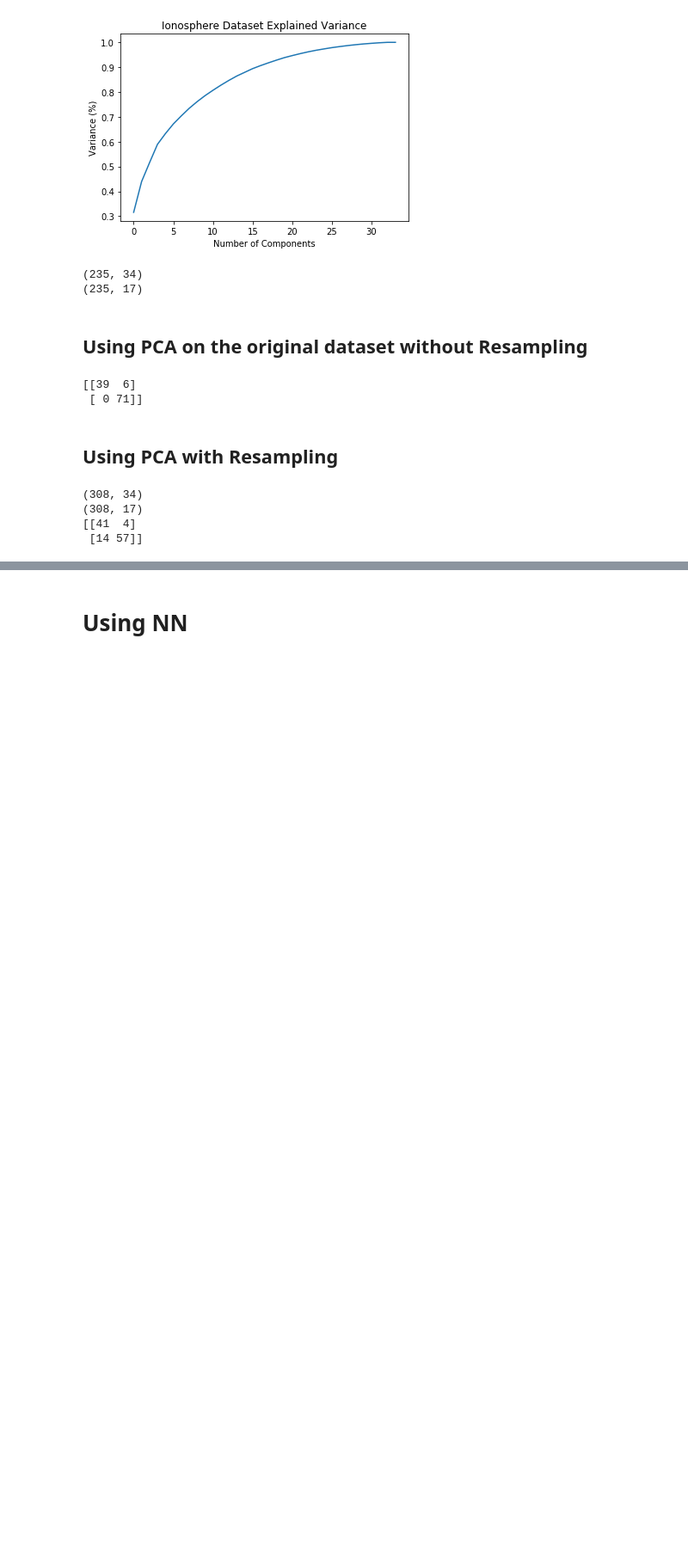
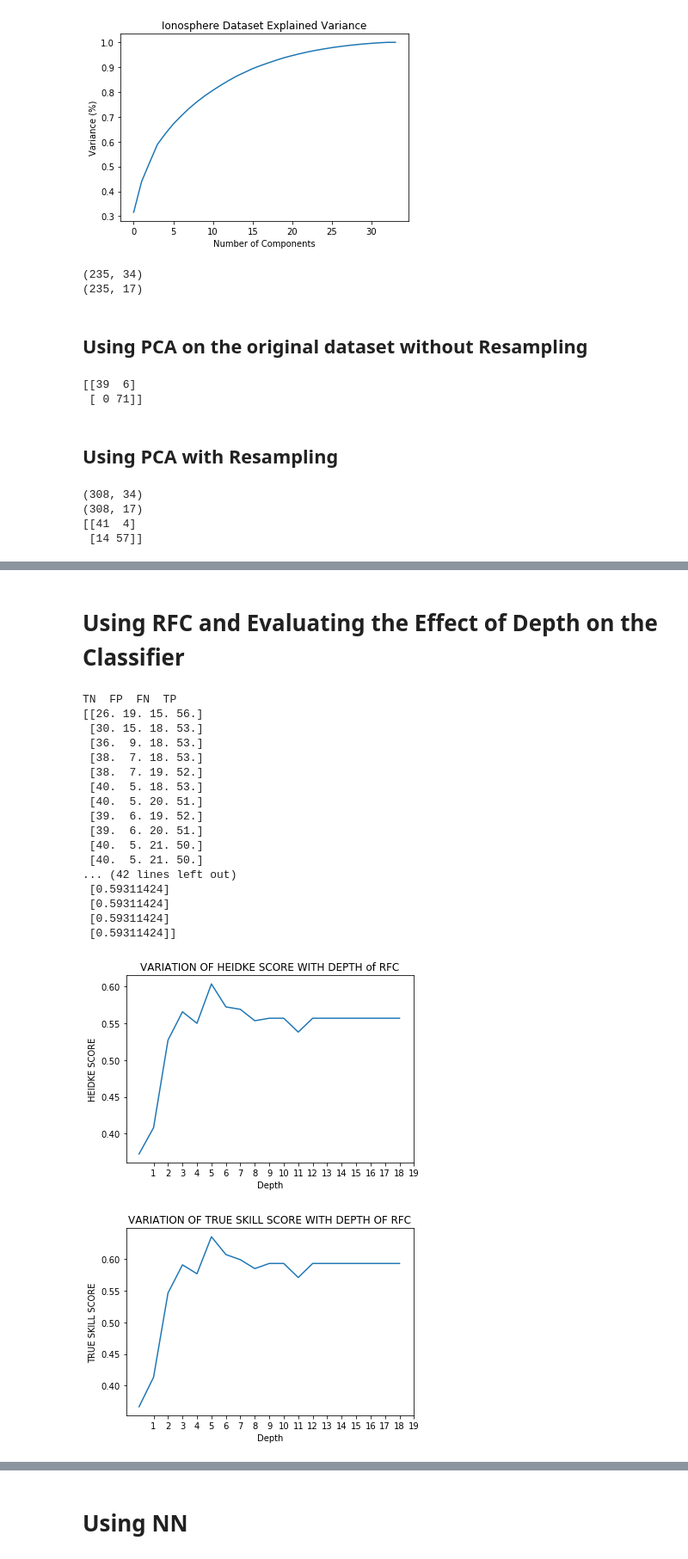
Before and after one commit to pramitd/FDS1_Assignment, a Jupyter notebook: ionosphere_scratch.ipynb, the cells around one changed output, grey strips where cells are left out. Shown at 86% size. Saved outputs shown, nothing was run; the diff lists cells and outputs as text; code cells hidden in the pictures; blank space fills up the shorter version.

```diff
--- a/ionosphere_scratch.ipynb
+++ b/ionosphere_scratch.ipynb
@@ -237,11 +289,0 @@ HSS - SVC on Resampled Dataset with PCA: 0.686015037593985 TSS - SVC on Resample
-# %%
-from sklearn.ensemble import RandomForestClassifier
-
-modelRFC = RandomForestClassifier(max_depth=20, random_state=0)
-modelRFC.fit(input_train_res_PCA,output_train_res)
-predictRFCResamplePCA = modelRFC.predict(input_test_PCA)
-confMatRFCResamplePCA = confusion_matrix(output_test,predictRFCResamplePCA)
-print(confMatRFCResamplePCA)
-print ("\naccuracy_score :",accuracy_score(output_test,predictRFCResamplePCA))
-print('HSS - RFC on Resampled Dataset with PCA:',findHeidkeScore(confMatRFCResamplePCA),
-      'TSS - RFC on Resampled Dataset with PCA:',findThreatScore(confMatRFCResamplePCA))
@@ -253,0 +290,68 @@ HSS - RFC on Resampled Dataset with PCA: 0.5568615927123126 TSS - RFC on Resampl
+# %% [markdown]
+# Using RFC and Evaluating the Effect of Depth on the Classifier
+# %%
+from sklearn.ensemble import RandomForestClassifier
+
+def evaluateRFC(depth):
+    modelRFC = RandomForestClassifier(max_depth=depth, random_state=0)
+    modelRFC.fit(input_train_res_PCA,output_train_res)
+    predictRFCResamplePCA = modelRFC.predict(input_test_PCA)
+    confMatRFCResamplePCA = confusion_matrix(output_test,predictRFCResamplePCA)
+    return confMatRFCResamplePCA
+
+confMatVariationRFC = np.zeros((19,4))
+HSSVariationRFC = np.zeros((19,1)) #Store the Heidke Score
+TSSVariationRFC = np.zeros((19,1)) #Store the Threat Score
+
+for depth in range(1, 20):
+    confMat = evaluateRFC(depth)
+    confMatVariationRFC[depth-1]=confMat.ravel()
+    HSSVariationRFC[depth-1] = findHeidkeScore(confMat)
+    TSSVariationRFC[depth-1] = findThreatScore(confMat)
+
+print('TN ','FP ','FN ','TP')
+print(confMatVariationRFC)
+print(HSSVariationRFC)
+print(TSSVariationRFC)
+
+# Plot Heidke Score Variation with C
+plt.figure()
+plt.plot(HSSVariationRFC)
+plt.xlabel('Depth')
+plt.ylabel('HEIDKE SCORE')
+plt.title('VARIATION OF HEIDKE SCORE WITH DEPTH of RFC')
+plt.xticks(np.arange(1, 20, 1.0))
+plt.show()
+
+# Plot Threat Score Variation with C
+plt.figure()
+plt.plot(TSSVariationRFC)
+plt.xlabel('Depth')
+plt.ylabel('TRUE SKILL SCORE')
+plt.title('VARIATION OF TRUE SKILL SCORE WITH DEPTH OF RFC')
+plt.xticks(np.arange(1, 20, 1.0))
+plt.show()
+
+#print ("\naccuracy_score :",accuracy_score(output_test,predictRFCResamplePCA))
+#print('HSS - RFC on Resampled Dataset with PCA:',findHeidkeScore(confMatRFCResamplePCA),
+#      'TSS - RFC on Resampled Dataset with PCA:',findThreatScore(confMatRFCResamplePCA))
+# %% [output]
+TN  FP  FN  TP
+[[26. 19. 15. 56.]
+ [30. 15. 18. 53.]
+ [36.  9. 18. 53.]
+ [38.  7. 18. 53.]
+ [38.  7. 19. 52.]
+ [40.  5. 18. 53.]
+ [40.  5. 20. 51.]
+ [39.  6. 19. 52.]
+ [39.  6. 20. 51.]
+ [40.  5. 21. 50.]
+ [40.  5. 21. 50.]
+... (42 lines left out)
+ [0.59311424]
+ [0.59311424]
+ [0.59311424]
+ [0.59311424]]
+[figure, added]
+[figure, added]
```
Also changed, not shown: parts of 34 cells of this notebook.
